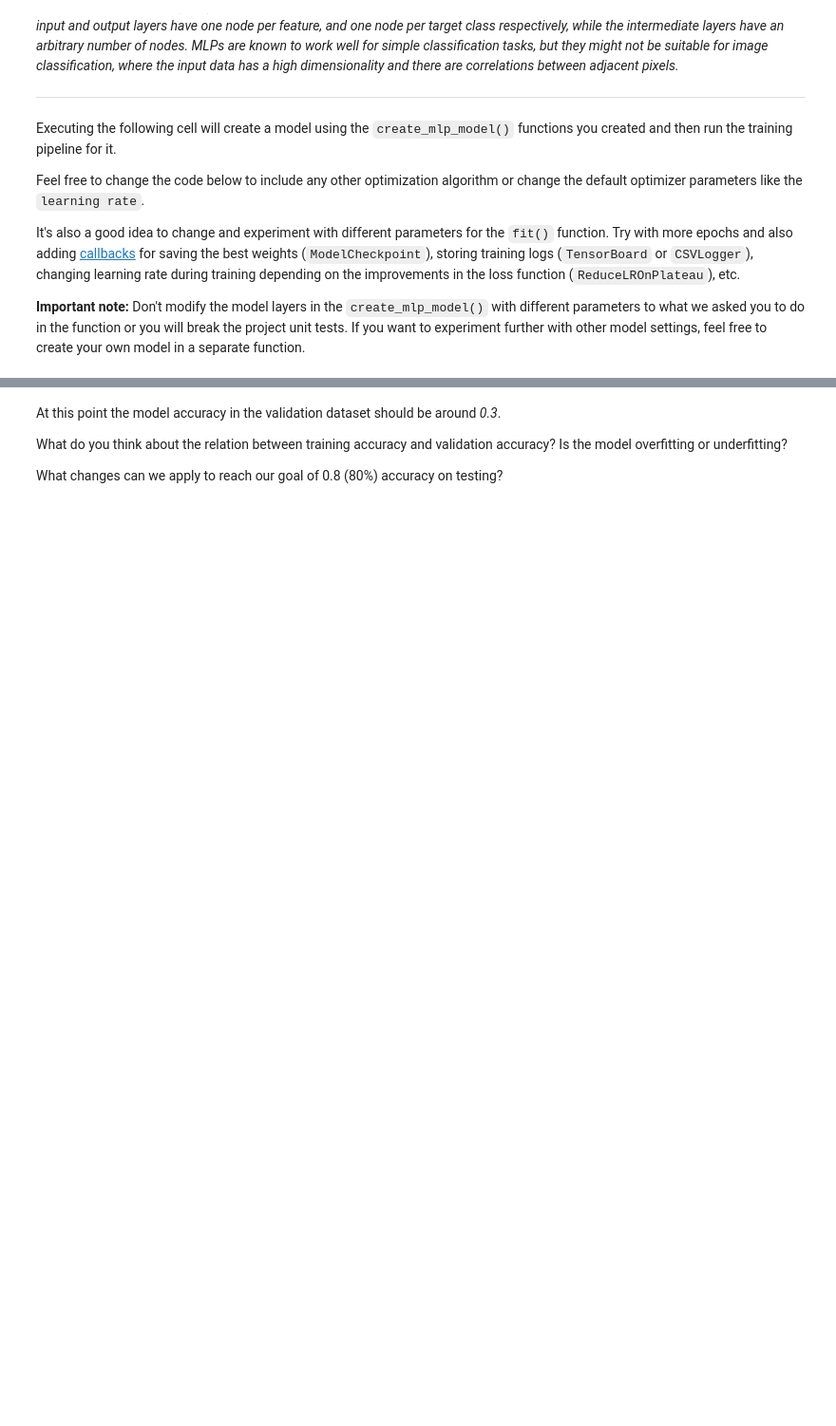
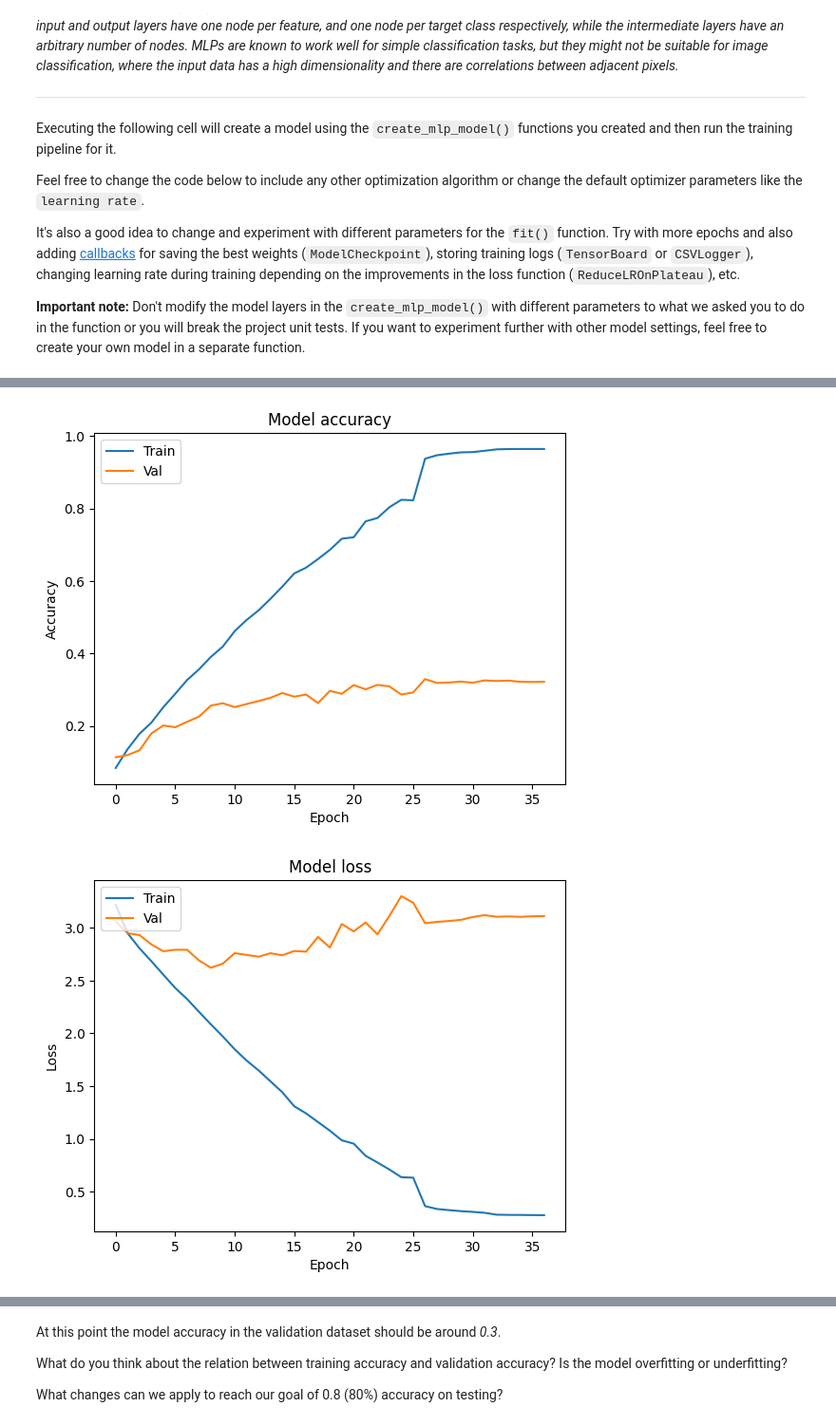
Before and after one commit to amulet1989/Vehicle-classification-from-images, a Jupyter notebook: AnyoneAI - Sprint Project 04.ipynb, the cells around one changed output, grey strips where cells are left out. Shown at 95% size. Cells and saved outputs as stored; diff of their text form; code cells hidden in the pictures; blank space fills up the shorter version.

```diff
--- a/AnyoneAI - Sprint Project 04.ipynb
+++ b/AnyoneAI - Sprint Project 04.ipynb
@@ -164,3 +213,25 @@ It's also a good idea to change and experiment with different parameters for the
+# %%
+# Calbacks
+# We will use early stopping to avoid overfitting,
+# and ReduceLROnPlateau to reduce the learning rate if the accuracy does not improve.
+callbacks=[
+        keras.callbacks.EarlyStopping(
+            monitor='val_accuracy',
+            min_delta=0.001,
+            patience=10,
+            verbose=1,
+            mode='auto',
+            restore_best_weights=True),
+        keras.callbacks.ReduceLROnPlateau(
+            monitor="val_accuracy",
+            factor=0.1,
+            patience=5,
+            verbose=0,
+            mode="auto",
+            min_delta=0.001,
+            cooldown=0,
+            min_lr=0,
+            )]
 # %%
 mlp_model = models.create_mlp_model(
     input_shape=(img_height, img_width, 3), num_classes=len(class_names)
@@ -168,13 +239,14 @@ mlp_model = models.create_mlp_model(
 
 # Compile the model
 mlp_model.compile(
-    optimizer=keras.optimizers.Adam(learning_rate=5e-6),
+    optimizer=keras.optimizers.Adam(learning_rate=5e-5),
     loss="categorical_crossentropy",
     metrics=["accuracy"],
 )
 
-mlp_model.fit(
+history = mlp_model.fit(
     train_ds,
     validation_data=test_ds,
-    epochs=30,
+    epochs=100,
+    callbacks= callbacks,
 )
@@ -180,0 +271,7 @@ mlp_model.fit(
+# %%
+plot_history(history)
+
+test_loss, test_accuracy = mlp_model.evaluate(test_ds)
+# %% [output]
+[figure, added]
+[figure, added]
```
Also changed, not shown: parts of 27 cells of this notebook.
